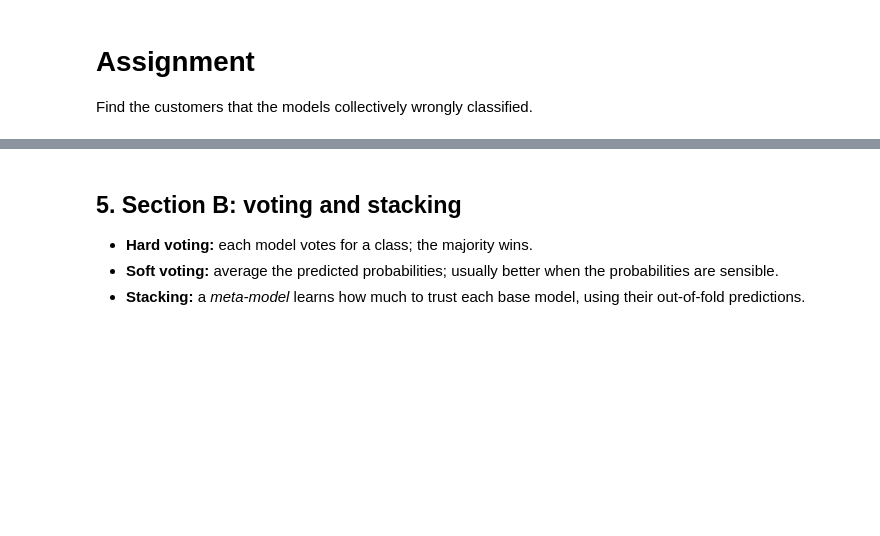
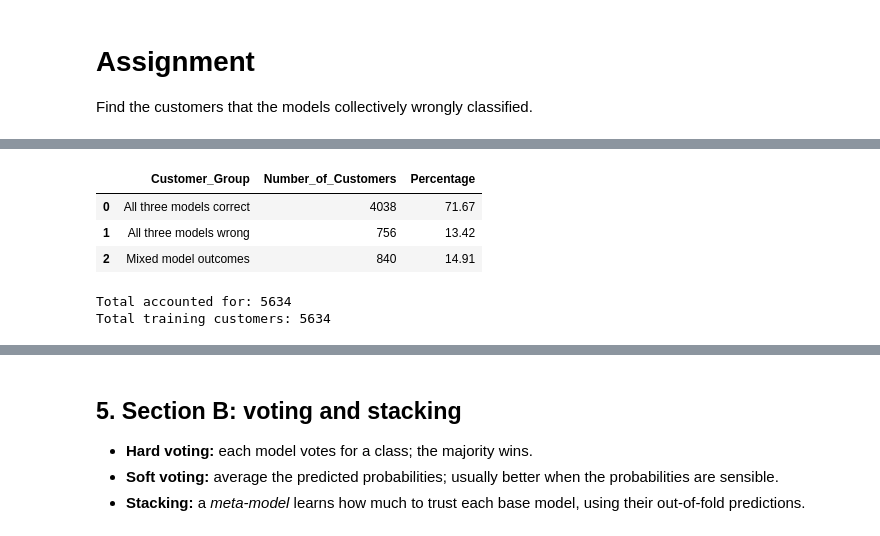
Before and after one commit to adeizaofficial/NUTDTS816-Oricha-NUTM-Time-Series-Analysis, a Jupyter notebook: 01_Churn_Ensembles_and_Boosting.ipynb, the cells around one changed output, grey strips where cells are left out. Saved outputs shown, nothing was run; the diff lists cells and outputs as text; code cells hidden in the pictures; blank space fills up the shorter version.

```diff
--- a/01_Churn_Ensembles_and_Boosting.ipynb
+++ b/01_Churn_Ensembles_and_Boosting.ipynb
@@ -353,0 +551,43 @@ Find the customers that the models collectively wrongly classified.
+# %%
+
+#DISTRIBUTION OF JOINT MODEL OUTCOMES
+
+agreement = oof.nunique(axis=1).eq(1)
+
+all_correct = oof.eq(y_train, axis=0).all(axis=1)
+
+all_wrong = oof.ne(y_train, axis=0).all(axis=1)
+
+mixed_outcomes = ~(all_correct | all_wrong)
+
+summary = pd.DataFrame({
+"Customer_Group": [
+"All three models correct",
+"All three models wrong",
+"Mixed model outcomes"
+ ],
+"Number_of_Customers": [
+all_correct.sum(),
+all_wrong.sum(),
+mixed_outcomes.sum()
+ ]
+})
+
+summary["Percentage"] = (
+summary["Number_of_Customers"] / len(oof) * 100
+).round(2)
+
+display(summary)
+
+print("Total accounted for:", summary["Number_of_Customers"].sum())
+print("Total training customers:", len(oof))
+
+assert summary["Number_of_Customers"].sum() == len(oof)
+assert (agreement & all_wrong).equals(all_wrong)
+# %% [output]
+|  | Customer_Group | Number_of_Customers | Percentage |
+| 0 | All three models correct | 4038 | 71.67 |
+| 1 | All three models wrong | 756 | 13.42 |
+| 2 | Mixed model outcomes | 840 | 14.91 |
+Total accounted for: 5634
+Total training customers: 5634
```
Also changed, not shown: parts of 14 cells of this notebook.
